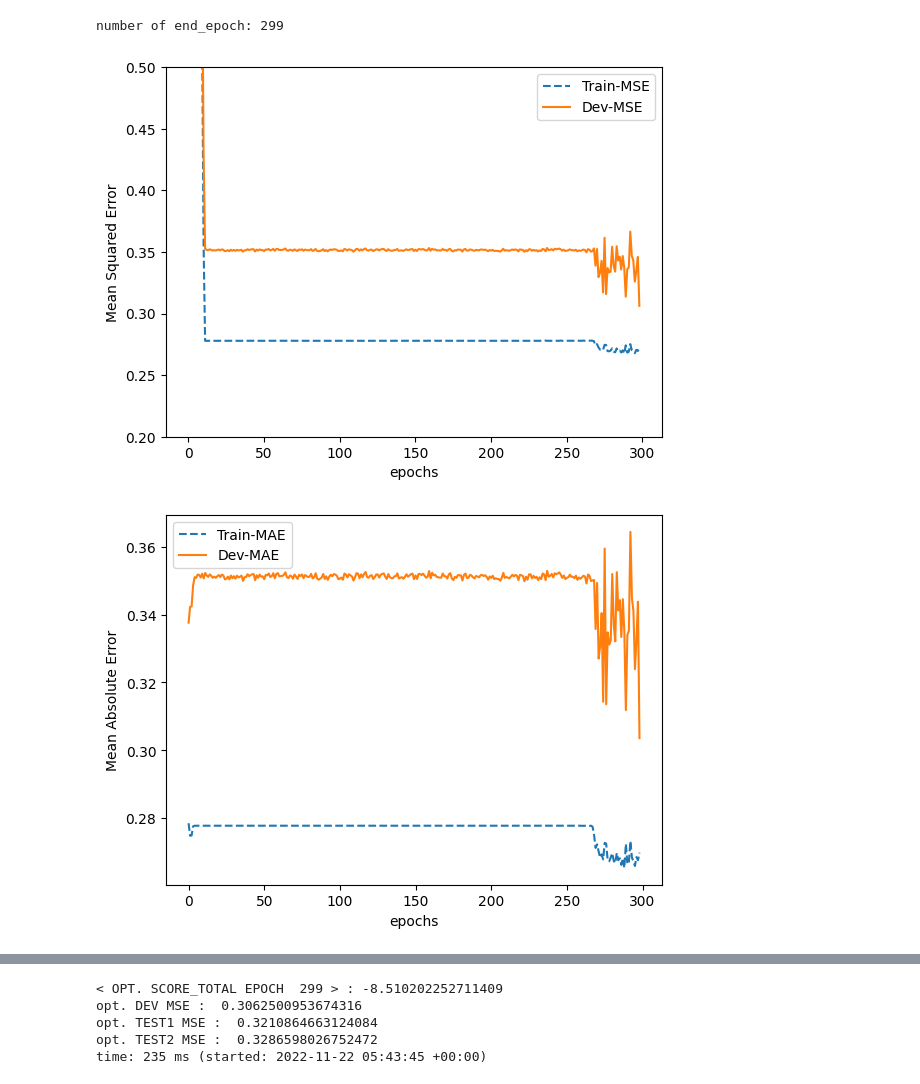
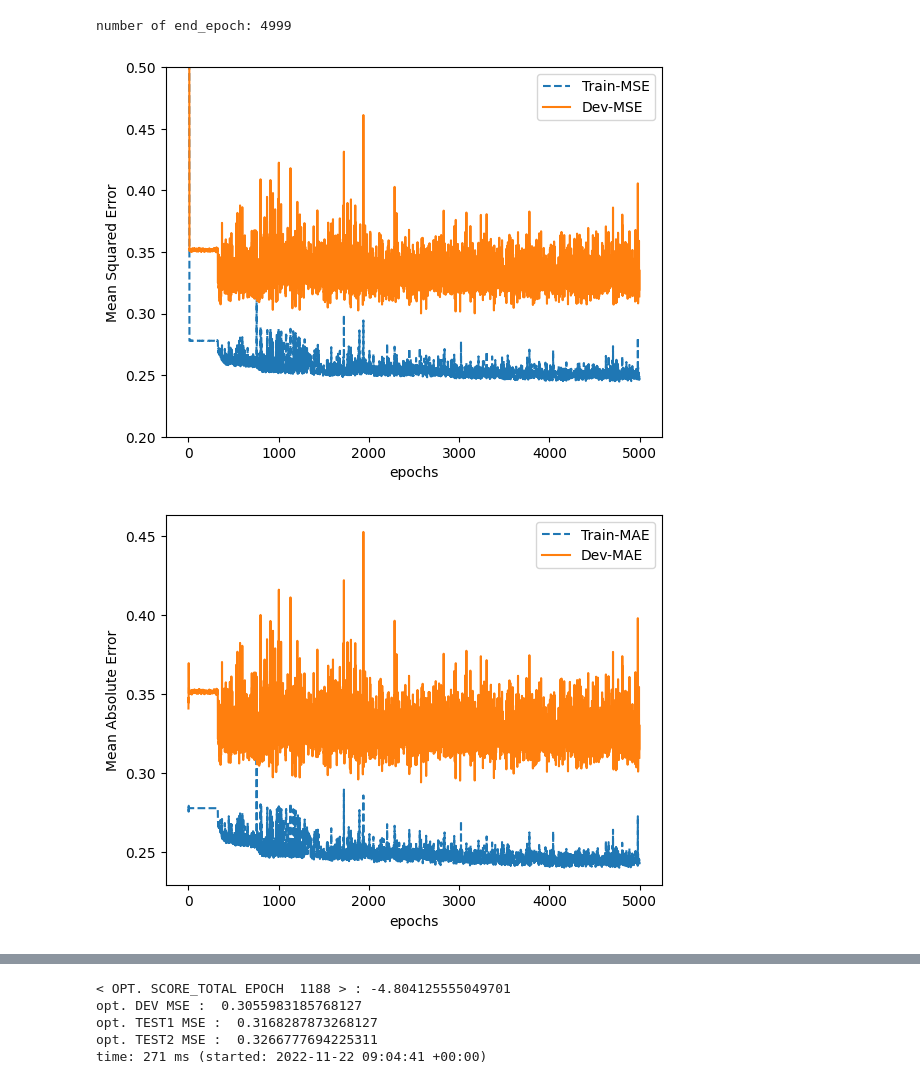
Before and after one commit to theabc50111/ARIMA-LSTM-hybrid-corrcoef-predict, a Jupyter notebook: ywt_library/lstm_weight_evaluation.ipynb, the cells around one changed output, grey strips where cells are left out. Cells and saved outputs as stored; diff of their text form; code cells hidden in the pictures.

```diff
--- a/ywt_library/lstm_weight_evaluation.ipynb
+++ b/ywt_library/lstm_weight_evaluation.ipynb
@@ -7,7 +7,8 @@ time: 554 ms (started: 2022-11-22 02:36:01 +00:00)
 # %%
 ELBOW = 5
 
-scores = pd.read_csv("../arima_lstm_hybrid_model_train/results/20221122/sp500_20082017-train_train-kS_hyper_lstm_evaluation.csv")
+# scores = pd.read_csv("../arima_lstm_hybrid_model_train/results/20220924/Kristian_Senneset_LSTM_hyper_params/sp500_20082017_train_LSTM_evaluation.csv")
+scores = pd.read_csv("../arima_lstm_hybrid_model_train/results/20221119/sp500_20082017-train_train-kS_hyper_lstm_evaluation.csv")
 mse_columns = ['TRAIN_MSE','DEV_MSE']
 mae_columns = ['TRAIN_MAE','DEV_MAE']
 test_columns = ['TEST1_MSE', 'TEST2_MSE']
@@ -29,33 +30,33 @@ plt.plot(scores[mae_columns[1]][:end_epoch], label="Dev-MAE")
 plt.legend()
 plt.xlabel('epochs')
 plt.ylabel('Mean Absolute Error')
 plt.show()
 plt.close()
 plt.plot(scores[test_columns[0]][:end_epoch],'--', label="Test1-MSE")
 plt.plot(scores[test_columns[1]][:end_epoch], label="Test2-MSE")
 plt.legend()
 plt.xlabel('epochs')
 plt.ylabel('Mean Squared Error')
 plt.show()
 plt.close()
 
 
 
 mse_columns = ['TRAIN_MSE','DEV_MSE']
 # score_diff = (scores[mse_columns[1]]-scores[mse_columns[0]])[ELBOW:]
 # score_sum = (scores[mse_columns[1]]+scores[mse_columns[0]])[ELBOW:]
 score_diff = (scores['DEV_MSE'] - scores['TRAIN_MSE'])
 score_sum = (scores['DEV_MSE'] + scores['TRAIN_MSE'])
 
 score_diff_norm = (score_diff - np.mean(score_diff))/np.std(score_diff)
 score_sum_norm = (score_sum - np.mean(score_sum))/np.std(score_sum)
 score_total = score_diff_norm + score_sum_norm
 idx = np.argmin(score_total)
 print('< OPT. SCORE_TOTAL EPOCH ',str(idx+1),'> : '+str(score_total[idx]))
 print('opt. DEV MSE : ',str(scores[mse_columns[1]][idx]))
 print('opt. TEST1 MSE : ',str(scores[test_columns[0]][idx]))
 print('opt. TEST2 MSE : ',str(scores[test_columns[1]][idx]))
 # %% [output]
-number of end_epoch: 299
+number of end_epoch: 4999
-[figure, old version]
+[figure, new version]
-[figure, old version]
+[figure, new version]
@@ -63,8 +64,8 @@ number of end_epoch: 299
-< OPT. SCORE_TOTAL EPOCH  299 > : -8.510202252711409
-opt. DEV MSE :  0.3062500953674316
-opt. TEST1 MSE :  0.3210864663124084
-opt. TEST2 MSE :  0.3286598026752472
-time: 235 ms (started: 2022-11-22 05:43:45 +00:00)
+< OPT. SCORE_TOTAL EPOCH  1188 > : -4.804125555049701
+opt. DEV MSE :  0.3055983185768127
+opt. TEST1 MSE :  0.3168287873268127
+opt. TEST2 MSE :  0.3266777694225311
+time: 271 ms (started: 2022-11-22 09:04:41 +00:00)
 # %%
 print(idx)
 for i in range(4510, 4610):
```
Also changed, not shown: parts of 2 cells of this notebook, 21 other files.
